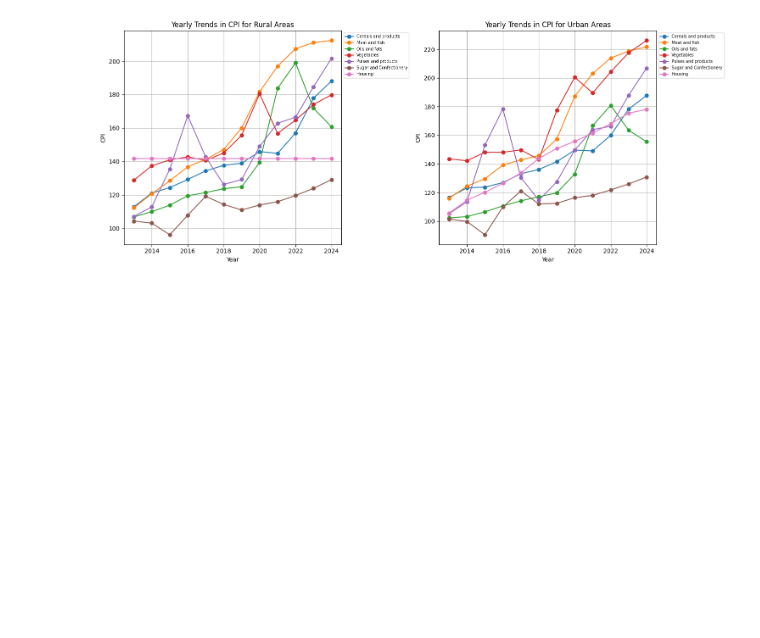
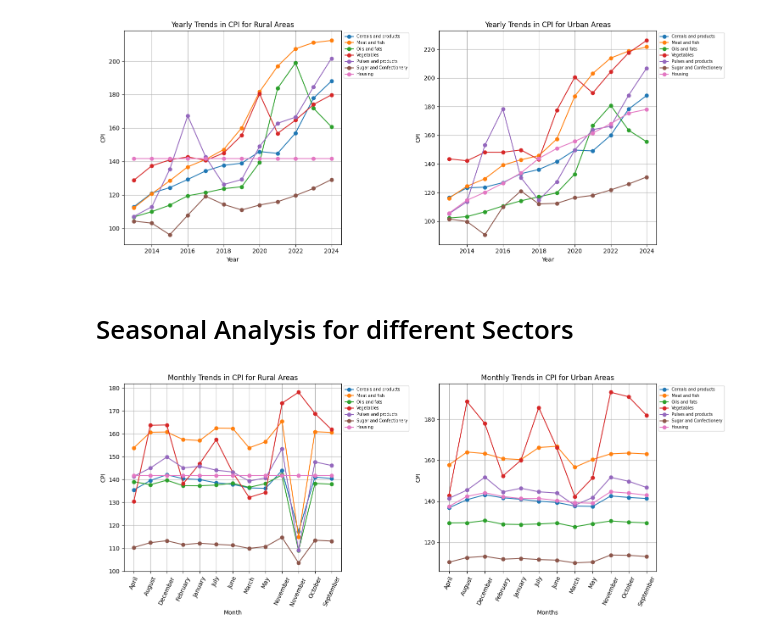
Before and after one commit to SachinGuria47/Analyzing-Price-Trends-and-Predicting-Economic-Index-Movements-using-Machine-Learning, a Jupyter notebook: Descriptive and Trend Analysis.ipynb, the cells around one changed output. Saved outputs shown, nothing was run; the diff lists cells and outputs as text; code cells hidden in the pictures; blank space fills up the shorter version.

```diff
--- a/Descriptive and Trend Analysis.ipynb
+++ b/Descriptive and Trend Analysis.ipynb
@@ -197,3 +197,39 @@ plt.tight_layout()
 plt.show()
 # %% [output]
 [figure]
+# %% [markdown]
+# Seasonal Analysis for different Sectors
+# %%
+# filtering and calculating the mean for rural and urban sector
+rural = reduced_data[df['Sector'] == 'Rural'].groupby(df['Month']).mean()
+urban = reduced_data[df['Sector'] == 'Urban'].groupby(df['Month']).mean()
+
+plt.figure(figsize=(15, 6))
+plt.subplot(1, 2, 1)
+for category in reduced_data.columns:
+    plt.plot(rural.index, rural[category], marker='o', linestyle='-', label=category)
+
+plt.xlabel('Month')
+plt.ylabel('CPI')
+plt.title('Monthly Trends in CPI for Rural Areas')
+plt.xticks(rotation=65)
+plt.legend(fontsize='x-small', loc='upper left', bbox_to_anchor=(1, 1))
+plt.grid(True)
+
+
+plt.subplot(1, 2, 2)
+for category in reduced_data.columns:
+    plt.plot(urban.index, urban[category], marker='o', linestyle='-', label=category)
+
+plt.xlabel('Months')
+plt.ylabel('CPI')
+plt.title('Monthly Trends in CPI for Urban Areas')
+plt.xticks(rotation=65)
+plt.legend(fontsize='x-small', loc='upper left', bbox_to_anchor=(1, 1))
+plt.grid(True)
+
+
+plt.tight_layout()
+plt.show()
+# %% [output]
+[figure, added]
```
